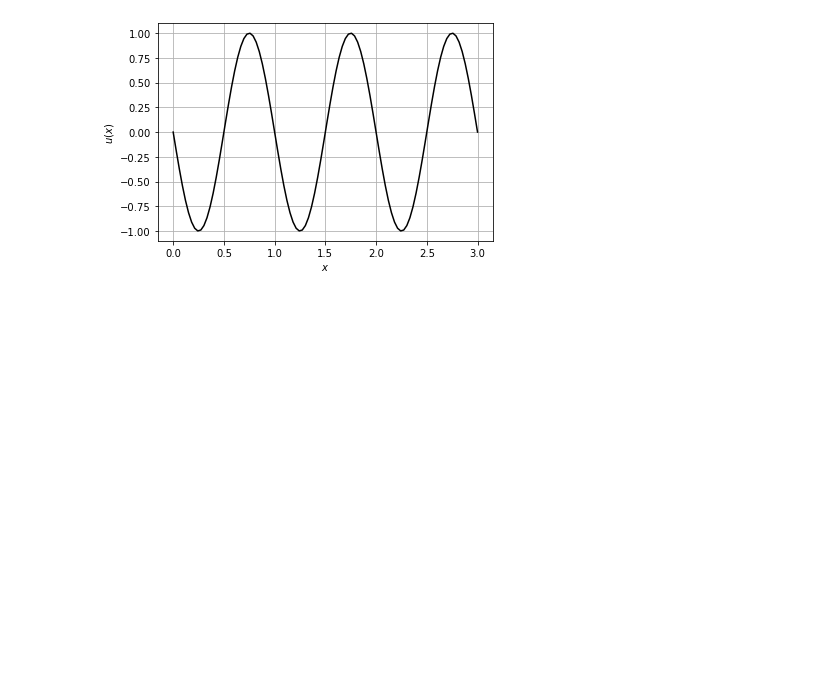
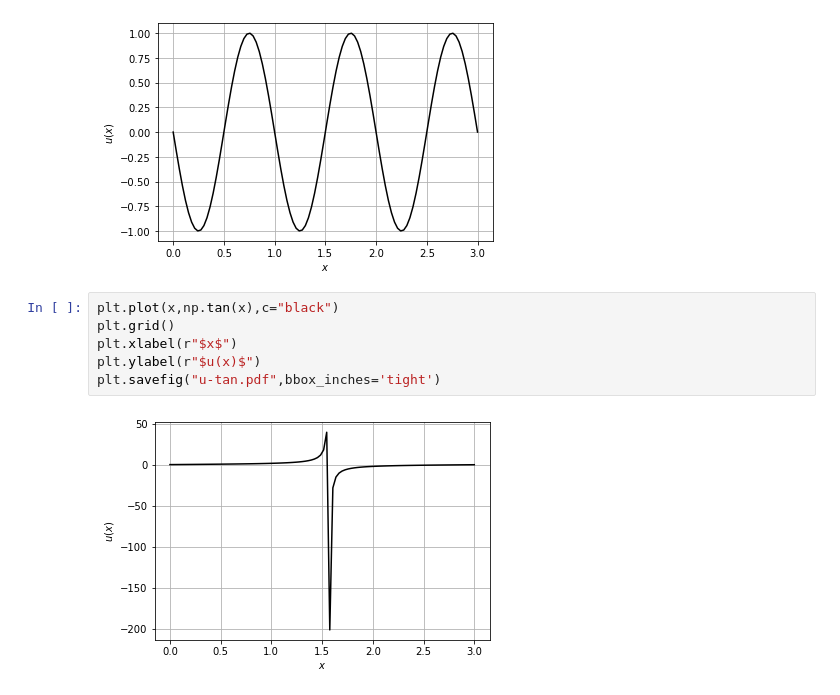
Before and after one commit to diehlpk/paperCouplingAnalysis, a Jupyter notebook: Functions.ipynb, the cells around one changed output. Cells and saved outputs as stored; diff of their text form; blank space fills up the shorter version.

```diff
--- a/Functions.ipynb
+++ b/Functions.ipynb
@@ -22,3 +22,11 @@ plt.ylabel(r"$u(x)$")
 plt.savefig("u-cos.pdf",bbox_inches='tight')
 # %% [output]
 [figure]
+# %%
+plt.plot(x,np.tan(x),c="black")
+plt.grid()
+plt.xlabel(r"$x$")
+plt.ylabel(r"$u(x)$")
+plt.savefig("u-tan.pdf",bbox_inches='tight')
+# %% [output]
+[figure, added]
```
Also changed, not shown: 3 other files.
